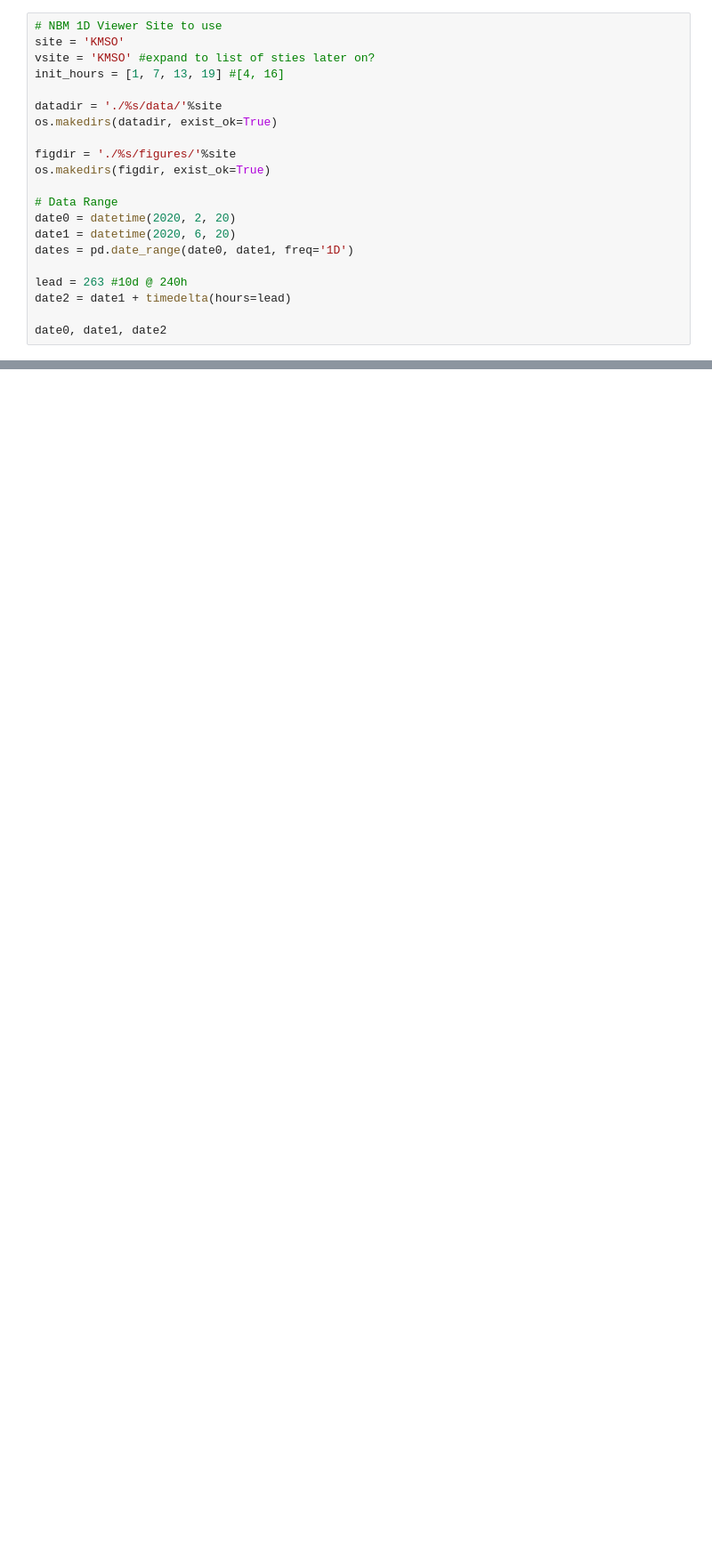
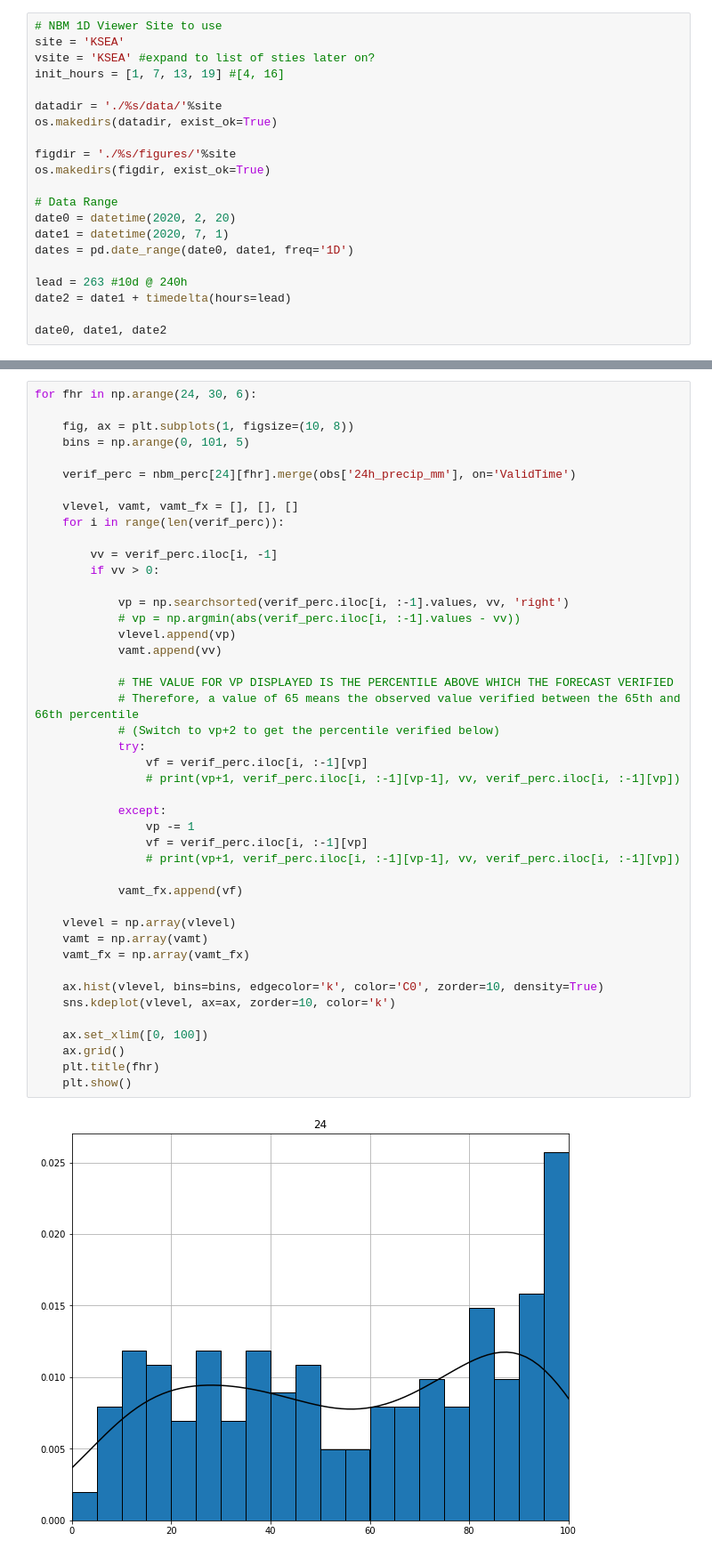
Before and after one commit to m-wessler/nbm-verify, a Jupyter notebook: notebooks/verify_1Dqpf_dev.ipynb, the cells around one changed output, grey strips where cells are left out. Shown at 89% size. Cells and saved outputs as stored; diff of their text form; blank space fills up the shorter version.

Commit message:
added rank verification and plots

```diff
--- a/notebooks/verify_1Dqpf_dev.ipynb
+++ b/notebooks/verify_1Dqpf_dev.ipynb
@@ -106,8 +107,8 @@ def get_precip_obs(s, d0, d1):
     return allints
 # %%
 # NBM 1D Viewer Site to use
-site = 'KMSO'
-vsite = 'KMSO' #expand to list of sties later on?
+site = 'KSEA'
+vsite = 'KSEA' #expand to list of sties later on?
 init_hours = [1, 7, 13, 19] #[4, 16]
 
 datadir = './%s/data/'%site
@@ -118,7 +119,7 @@ os.makedirs(figdir, exist_ok=True)
 
 # Data Range
 date0 = datetime(2020, 2, 20)
-date1 = datetime(2020, 6, 20)
+date1 = datetime(2020, 7, 1)
 dates = pd.date_range(date0, date1, freq='1D')
 
 lead = 263 #10d @ 240h
@@ -313,0 +301,46 @@ plt.show()
+# %%
+for fhr in np.arange(24, 30, 6):
+
+    fig, ax = plt.subplots(1, figsize=(10, 8))
+    bins = np.arange(0, 101, 5)
+
+    verif_perc = nbm_perc[24][fhr].merge(obs['24h_precip_mm'], on='ValidTime')
+
+    vlevel, vamt, vamt_fx = [], [], []
+    for i in range(len(verif_perc)):
+
+        vv = verif_perc.iloc[i, -1]
+        if vv > 0:
+
+            vp = np.searchsorted(verif_perc.iloc[i, :-1].values, vv, 'right')
+            # vp = np.argmin(abs(verif_perc.iloc[i, :-1].values - vv))
+            vlevel.append(vp)
+            vamt.append(vv)
+
+            # THE VALUE FOR VP DISPLAYED IS THE PERCENTILE ABOVE WHICH THE FORECAST VERIFIED
+            # Therefore, a value of 65 means the observed value verified between the 65th and 66th percentile
+            # (Switch to vp+2 to get the percentile verified below)
+            try:
+                vf = verif_perc.iloc[i, :-1][vp]
+                # print(vp+1, verif_perc.iloc[i, :-1][vp-1], vv, verif_perc.iloc[i, :-1][vp])
+
+            except:
+                vp -= 1
+                vf = verif_perc.iloc[i, :-1][vp]
+                # print(vp+1, verif_perc.iloc[i, :-1][vp-1], vv, verif_perc.iloc[i, :-1][vp])
+
+            vamt_fx.append(vf)
+
+    vlevel = np.array(vlevel)
+    vamt = np.array(vamt)
+    vamt_fx = np.array(vamt_fx)
+
+    ax.hist(vlevel, bins=bins, edgecolor='k', color='C0', zorder=10, density=True)
+    sns.kdeplot(vlevel, ax=ax, zorder=10, color='k')
+
+    ax.set_xlim([0, 100])
+    ax.grid()
+    plt.title(fhr)
+    plt.show()
+# %% [output]
+[figure, added]
```
Also changed, not shown: parts of 10 cells of this notebook.
